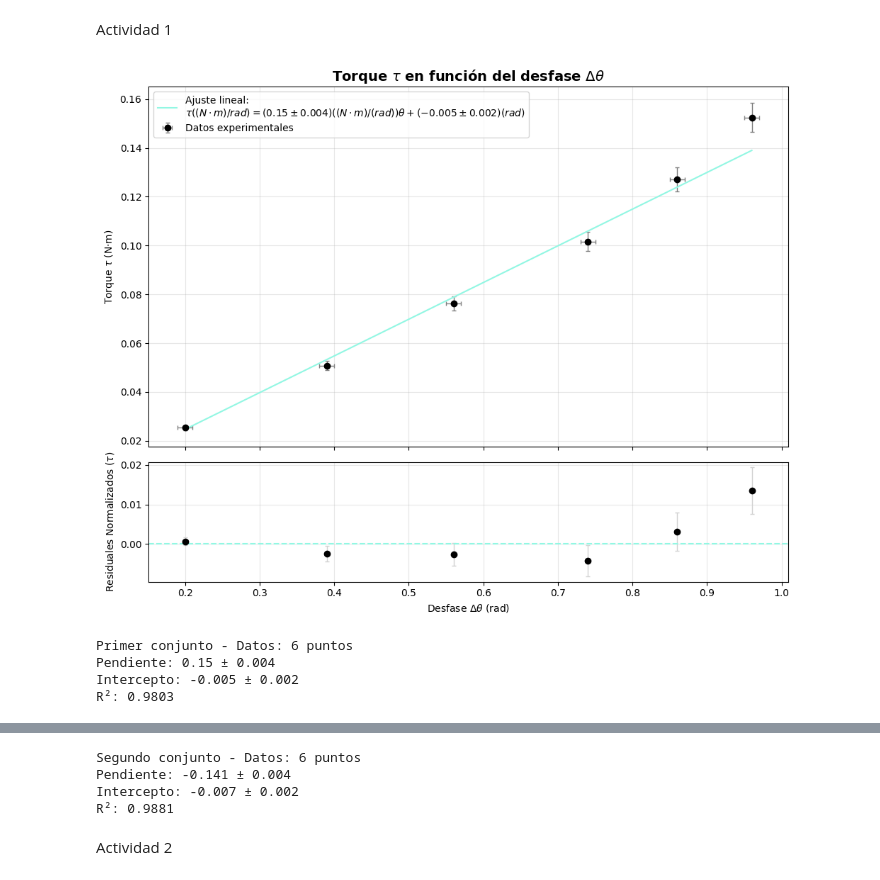
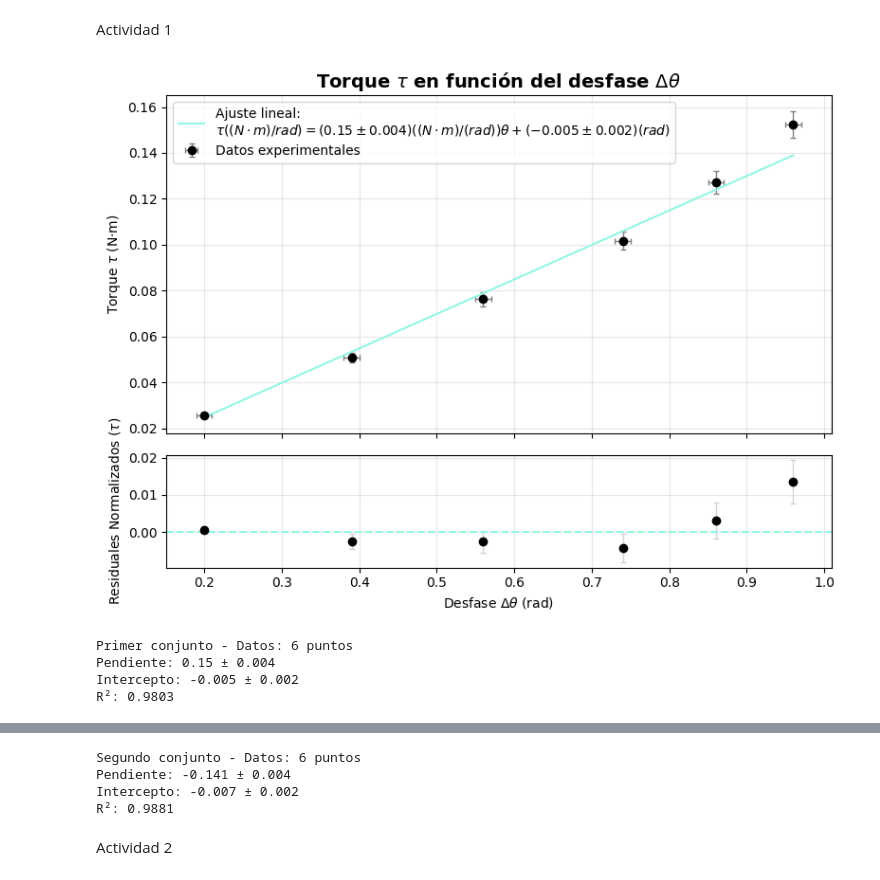
Before and after one commit to JessiDaniL/intermedio_cata_dani, a Jupyter notebook: actividad_4.ipynb, the cells around one changed output, grey strips where cells are left out. Drawn from its saved outputs; the diff is of its cells as text; code cells hidden in the pictures.

```diff
--- a/actividad_4.ipynb
+++ b/actividad_4.ipynb
@@ -67,7 +67,7 @@ _x = np.linspace(np.min(angulo), np.max(angulo), 100)
 _y = f(_x, m, b)
 
 # Configuración de la figura
-fig, (ax1, ax2) = plt.subplots(2, 1, figsize=(10, 8),
+fig, (ax1, ax2) = plt.subplots(2, 1, figsize=(8, 6),
                                gridspec_kw={'height_ratios': [3, 1]},
                                sharex=True)
 
@@ -216,36 +216,36 @@ def fit_and_plot(ax1, ax2, x, y, yerr, title):
     ax2.errorbar(x, resid, yerr=yerr, fmt="o", color="black",
                  ecolor="lightgray", elinewidth=1, capsize=2)
     ax2.axhline(0, color="#92F7E3", linestyle="--")
     ax2.set_xlabel(r"Desfase $\Delta \theta$ (rad)")
     ax2.set_ylabel(r"Residuales Normalizados ($\tau$)")
     ax2.grid(True, alpha=0.3)
 
     return m_val, m_err, b_val, b_err, r2
 
 # Crear figura y graficar PRIMER conjunto
-fig, (ax1, ax2) = plt.subplots(2, 1, figsize=(10, 8), sharex=True,
+fig, (ax1, ax2) = plt.subplots(2, 1, figsize=(8, 6), sharex=True,
                               gridspec_kw={'height_ratios': [3, 1]})
 m1, m_err1, b1, b_err1, r2_1 = fit_and_plot(ax1, ax2, des1, tau1, in_tau1, r"Torque $\tau$ en función del desfase $\Delta \theta$")
 plt.tight_layout()
 plt.show()
 
 print(f"Primer conjunto - Datos: {len(des1)} puntos")
 print(f"Pendiente: {m1} ± {m_err1}")
 print(f"Intercepto: {b1} ± {b_err1}")
 print(f"R²: {r2_1:.4f}")
 
 # Crear figura y graficar SEGUNDO conjunto
-fig, (ax1, ax2) = plt.subplots(2, 1, figsize=(10, 8), sharex=True, gridspec_kw={'height_ratios': [3, 1]})
+fig, (ax1, ax2) = plt.subplots(2, 1, figsize=(8, 6), sharex=True, gridspec_kw={'height_ratios': [3, 1]})
 m2, m_err2, b2, b_err2, r2_2 = fit_and_plot(ax1, ax2, des2, tau2, in_tau2, r"Torque $\tau$ en función del desfase $\Delta \theta$")
 plt.tight_layout()
 plt.show()
 
 print(f"\nSegundo conjunto - Datos: {len(des2)} puntos")
 print(f"Pendiente: {m2} ± {m_err2}")
 print(f"Intercepto: {b2} ± {b_err2}")
 print(f"R²: {r2_2:.4f}")
 # %% [output]
-[figure, old version]
+[figure, new version]
 Primer conjunto - Datos: 6 puntos
 Pendiente: 0.15 ± 0.004
 Intercepto: -0.005 ± 0.002
```
Also changed, not shown: parts of 4 cells of this notebook, 5 other files.
